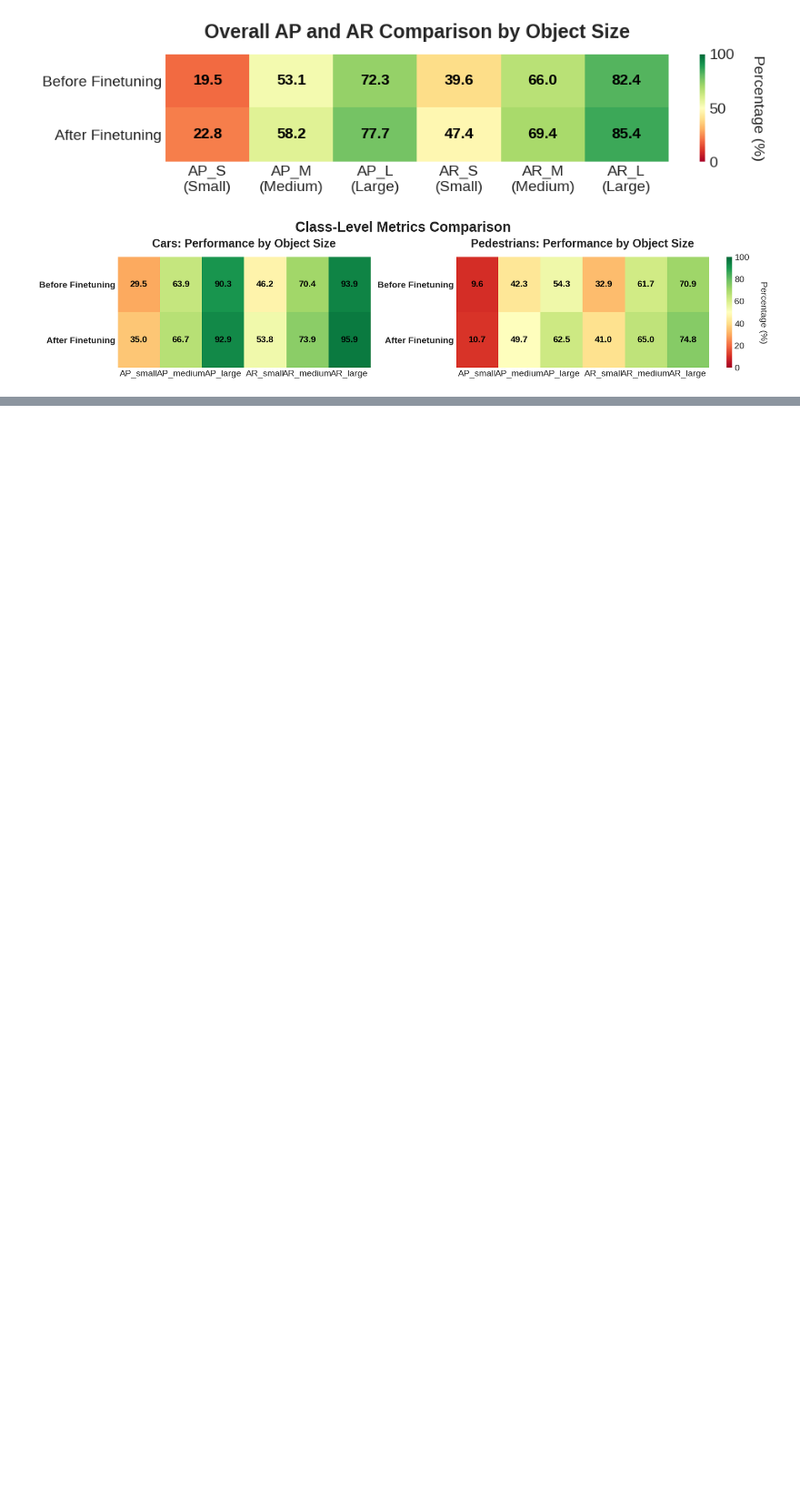
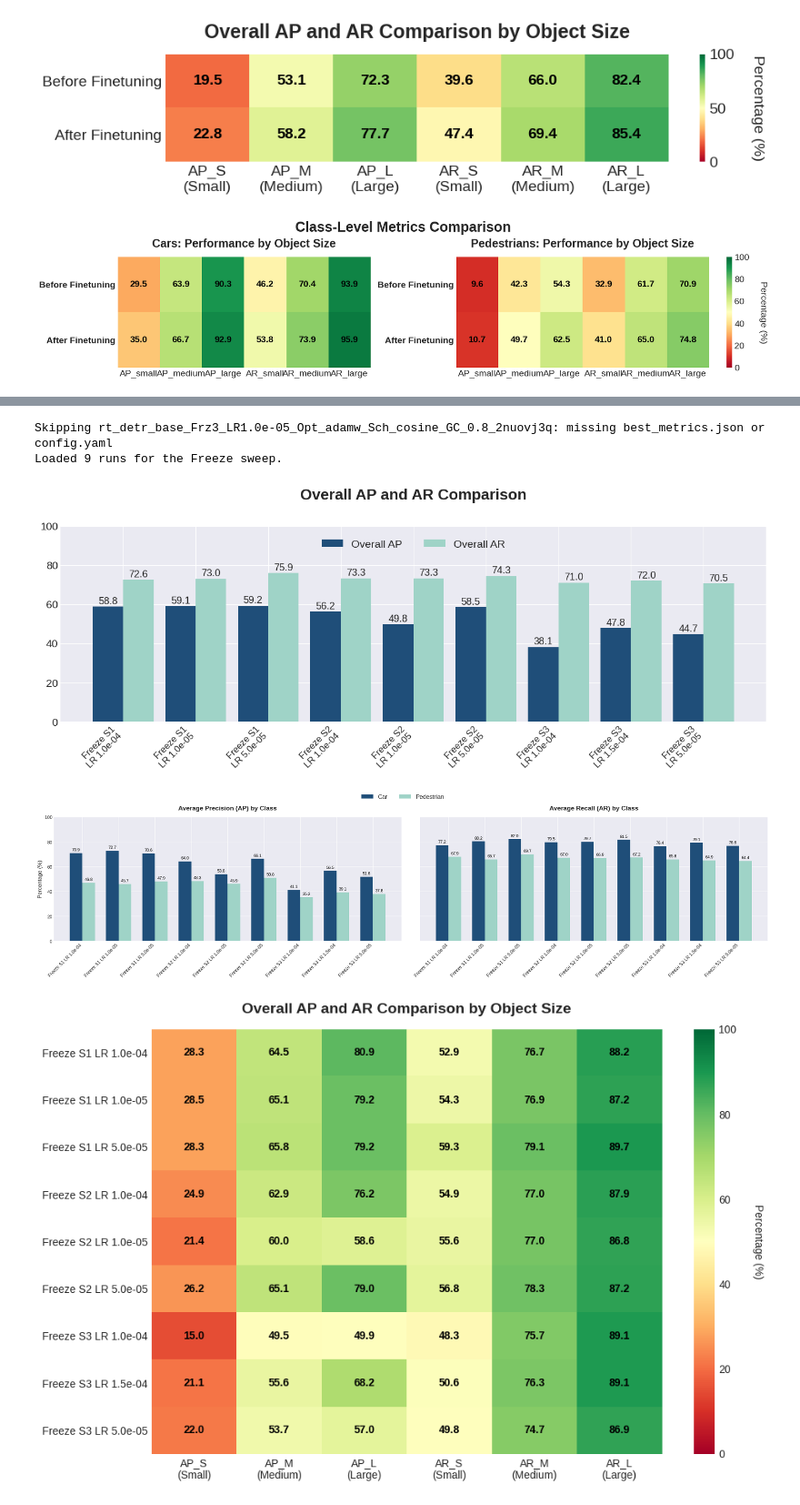
Before and after one commit to valy3124/C5-Team1, a Jupyter notebook: Week1/src/fine_tune/plots_for_slides/analyze_sweep_results.ipynb, the cells around one changed output, grey strips where cells are left out. Shown at 91% size. Saved outputs shown, nothing was run; the diff lists cells and outputs as text; code cells hidden in the pictures; blank space fills up the shorter version.

Commit message:
small changes in configs and scipts for qualitative evaluation

```diff
--- a/Week1/src/fine_tune/plots_for_slides/analyze_sweep_results.ipynb
+++ b/Week1/src/fine_tune/plots_for_slides/analyze_sweep_results.ipynb
@@ -186,0 +189,17 @@ plot_per_class_heatmap(data, mode="final")
+# %%
+# Load data for the Freeze sweep
+results_dir = "/ghome/group01/C5/benet/C5-Team1/Week1/results/rt_detr"
+faster_rcnn_freeze_data = load_data(results_dir, prefix="rt_detr_base")
+faster_rcnn_freeze_data = rename_layer_labels(faster_rcnn_freeze_data)
+print(f"Loaded {len(faster_rcnn_freeze_data)} runs for the Freeze sweep.")
+
+plot_overall_bar(faster_rcnn_freeze_data)
+plot_per_class_bar(faster_rcnn_freeze_data)
+plot_overall_heatmap(faster_rcnn_freeze_data)
+plot_per_class_heatmap(faster_rcnn_freeze_data)
+# %% [output]
+Skipping rt_detr_base_Frz3_LR1.0e-05_Opt_adamw_Sch_cosine_GC_0.8_2nuovj3q: missing best_metrics.json or config.yaml
+Loaded 9 runs for the Freeze sweep.
+[figure, added]
+[figure, added]
+[figure, added]
```
Also changed, not shown: parts of 3 cells of this notebook, 5 other files.
